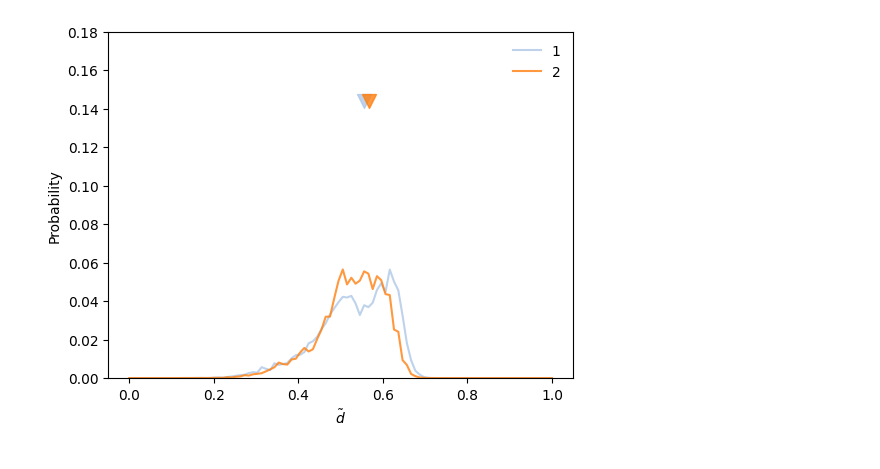
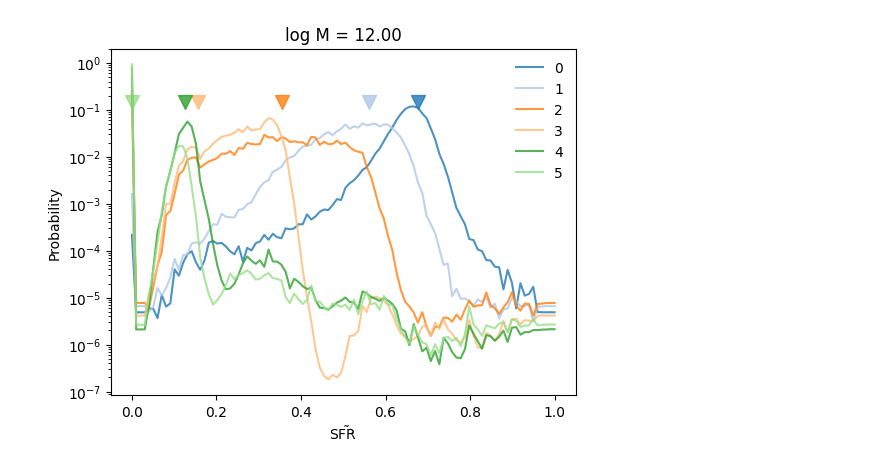
Before and after one commit to knmoriwaki/cosmoglint, a Jupyter notebook: notebooks/plot_transformer.ipynb, the cells around one changed output. Drawn from its saved outputs; the diff is of its cells as text; code cells hidden in the pictures.

```diff
--- a/notebooks/plot_transformer.ipynb
+++ b/notebooks/plot_transformer.ipynb
@@ -15,7 +15,8 @@ from lim_mock_generator.model.transformer import my_model
 
 from matplotlib.colors import LogNorm
 
-device = torch.device("cuda" if torch.cuda.is_available() else "cpu")
+gpu_id = 1
+device = torch.device("cuda:{:d}".format(gpu_id) if torch.cuda.is_available() else "cpu")
 
 def plot_running_mean(x, value, window_size, show_diff=False, **kwargs):
     cumsum = np.cumsum(np.insert(value, 0, 0))
@@ -43,3 +44,4 @@ param_names = [r"$\tilde{\rm SFR}$", r"$\tilde{d}$", r"$\tilde{v}_r$", r"$\tilde
 param_labels = ["sfr", "d", "vr", "vt"]
 
 base_dir = "../scripts/runs/output_transformer"
+#base_dir = "../scripts/runs/output_transformer_with_TNG-Cluster"
@@ -46,5 +50,8 @@ base_dir = "../scripts/runs/output_transformer"
 # %%
-model_dir = "{}/transformer1_33_use_vel".format(base_dir)
+model_dir = "{}/transformer1_33_use_vel_ep10_w0.01".format(base_dir)
+model_dir = "{}/transformer1_33_use_vel_ep20_w0.02".format(base_dir)
+#model_dir = "{}/transformer1_33_use_vel_ep50_w0.05".format(base_dir)
+
 output_dir = "{}/figures".format(model_dir)
 os.makedirs(output_dir, exist_ok=True)
 
@@ -53,19 +60,23 @@ loss = np.loadtxt("{}/log.txt".format(model_dir), comments="#")
 plt.figure()
 x = loss[:,0]
 plt.plot(x, loss[:,1], label="train")
-plot_running_mean(x, loss[:,2], 100, label="validation")
+#plot_running_mean(x, loss[:,2], 100, label="validation")
+plt.plot(x, loss[:,2], label="validation")
 plt.xlabel("Epoch")
 plt.ylabel("Loss")
 plt.legend()
 
 plt.figure()
-plot_running_mean(x, loss[:,1], 1000, show_diff=True, label="train")
-plot_running_mean(x, loss[:,2], 1000, show_diff=True, label="validation")
+dx = min(int(len(x)/10), 10000)
+plot_running_mean(x, loss[:,1], dx, show_diff=True, label="train")
+plot_running_mean(x, loss[:,2], dx, show_diff=True, label="validation")
 plt.xlabel("Epoch")
 plt.ylabel("Loss - Loss_min")
 plt.yscale("log")
 plt.grid()
 plt.legend()
+
+print("Final mean validation loss: {:.3f}".format(loss[-100:,2].mean()))
 
 
 ### load parameters
@@ -108,4 +121,31 @@ Transformer1(
 # %%
+cmap = plt.get_cmap("tab20")
+colors = [cmap(i) for i in range(20)] * 10
+
+def show_prob(prob, generated, length, iparam=0, title=None, ylim=(0, 0.18), log_scale=False):
+    plt.figure(figsize=(6, 4.5))
+    plt.title(title)
+
+    for k in range(length+1):
+        label = f"{k}"
+        if k == 0 and ( iparam == 1 or iparam == 2 ):
+            continue
+        if k != 0 and iparam != 0:
+            prob[k,iparam,0] = 0.0
+        prob[k,iparam,:] /= prob[k,iparam,:].sum()
+        plt.plot(np.linspace(0, 1, opt.num_features_out), prob[k,iparam], label=label, color=colors[k], alpha=0.8)
+        plt.scatter(generated[k,iparam], ylim[1]*0.8, marker="v", color=colors[k], s=100, alpha=0.8)
+
+    if log_scale:
+        plt.yscale("log")
+    else:
+        plt.ylim(*ylim)
+    plt.xlabel(f"{param_names[iparam]}")
+    plt.ylabel("Probability")
+    plt.legend(frameon=False)
+
+    plt.savefig("{}/prob_{}_{:d}.pdf".format(output_dir, param_labels[iparam], i))
+
 ## Quick check of the output and probability
 seed = 123
 np.random.seed(seed)
@@ -129,19 +169,17 @@ def calc_length(x, ref_param=0, skip_length=1):
 
 x_test_physical_unit = 12.00
 x_test = ( x_test_physical_unit - xmin[0] ) / ( xmax[0] - xmin[0] )
-x_test = [ x_test ] * 10
+x_test = [ x_test ] * 100
 x_test = torch.tensor(x_test, dtype=torch.float32).to(device)
-generated_test, prob = model.generate(x_test, prob_threshold=1e-5)
+generated_test, prob = model.generate(x_test, prob_threshold=1e-5, cutoff=True)
 generated_test = generated_test.detach().cpu().numpy()
 prob = prob.detach().cpu().numpy()
 
 length_generated_test = calc_length(generated_test)
 
-cmap = plt.get_cmap("tab20")
-colors = [cmap(i) for i in range(20)] * 10
 
 for i, (x, g) in enumerate(zip(x_test, generated_test)):
-    for iparam in range(opt.num_features_in):
+    for iparam in [0]: #range(opt.num_features_in):
         """
         print(f"{x.item():.4f}: ", end="")
         for j, gg in enumerate(g[:,iparam]):
@@ -152,31 +190,13 @@ for i, (x, g) in enumerate(zip(x_test, generated_test)):
         print("| ")
         """
 
+        #if length_generated_test[i] < 3:
         if i < 2:
-            plt.figure(figsize=(6, 4.5))
             if iparam == 0:
-                plt.title("log M = {:.2f}".format(x_test_physical_unit))
+                title = "log M = {:.2f}".format(x_test_physical_unit)
+            else:
+                title = None
 
-            ylim = 0, 0.18
-            for k in range(length_generated_test[i]+1):
-                label = f"{k}"
-                if k == 0 and ( iparam == 1 or iparam == 2 ):
-                    continue
-                if k != 0 and iparam != 0:
-                    prob[i,k,iparam,0] = 0.0
-                prob[i,k,iparam,:] /= prob[i,k,iparam,:].sum()
-                plt.plot(np.linspace(0, 1, opt.num_features_out), prob[i,k,iparam], label=label, color=colors[k], alpha=0.8)
-                #plt.vlines(g[k,iparam], *ylim, colors=colors[k], linestyles="dashed")
-                plt.scatter(g[k,iparam], ylim[1]*0.8, marker="v", color=colors[k], s=100, alpha=0.8)
-
-            #plt.vlines(threshold, *ylim, colors="gray", ls="dashed")
-
-            plt.ylim(*ylim)
-            #plt.yscale("log")
-            plt.xlabel(f"{param_names[iparam]}")
-            plt.ylabel("Probability")
-            plt.legend(frameon=False)
-
-            plt.savefig("{}/prob_{}_{:d}.pdf".format(output_dir, param_labels[iparam], i))
+            show_prob(prob[i], g, length_generated_test[i], iparam=iparam, title=title, log_scale=True)
         #break
 # %% [output]
@@ -184 +204 @@ for i, (x, g) in enumerate(zip(x_test, generated_test)):
-[figure, old version]
+[figure, new version]
```
Also changed, not shown: parts of 26 cells of this notebook, 5 other files.
